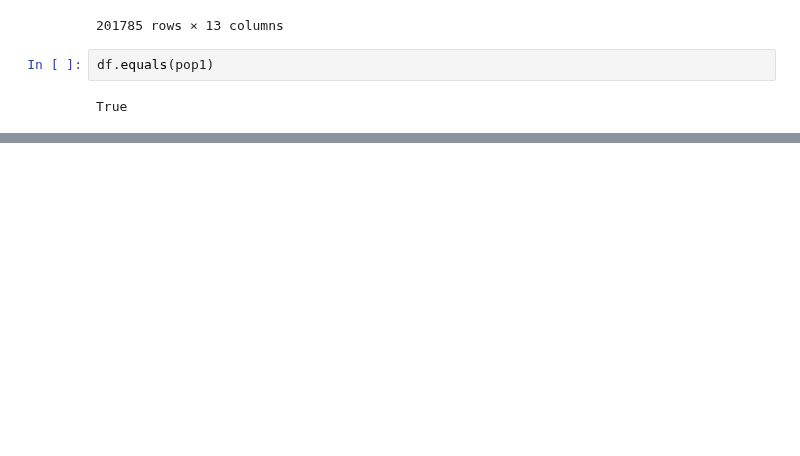
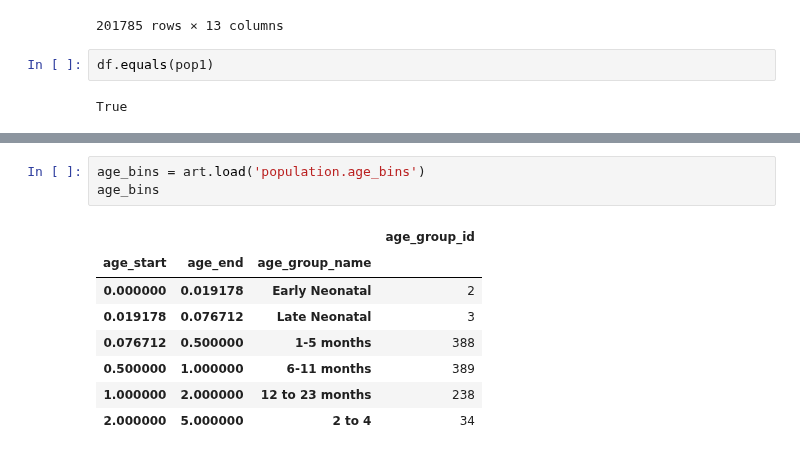
Before and after one commit to ihmeuw/vivarium_research_ciff_sam, a Jupyter notebook: model_validation/lbwsg/2022_01_11a_lbwsg_relative_risk_verification.ipynb, the cells around one changed output, grey strips where cells are left out. Cells and saved outputs as stored; diff of their text form; blank space fills up the shorter version.

```diff
--- a/model_validation/lbwsg/2022_01_11a_lbwsg_relative_risk_verification.ipynb
+++ b/model_validation/lbwsg/2022_01_11a_lbwsg_relative_risk_verification.ipynb
@@ -623,0 +647,12 @@ True
+# %%
+age_bins = art.load('population.age_bins')
+age_bins
+# %% [output]
+|  |  |  | age_group_id |
+| age_start | age_end | age_group_name |  |
+| 0.000000 | 0.019178 | Early Neonatal | 2 |
+| 0.019178 | 0.076712 | Late Neonatal | 3 |
+| 0.076712 | 0.500000 | 1-5 months | 388 |
+| 0.500000 | 1.000000 | 6-11 months | 389 |
+| 1.000000 | 2.000000 | 12 to 23 months | 238 |
+| 2.000000 | 5.000000 | 2 to 4 | 34 |
```
Also changed, not shown: parts of 31 cells of this notebook.
